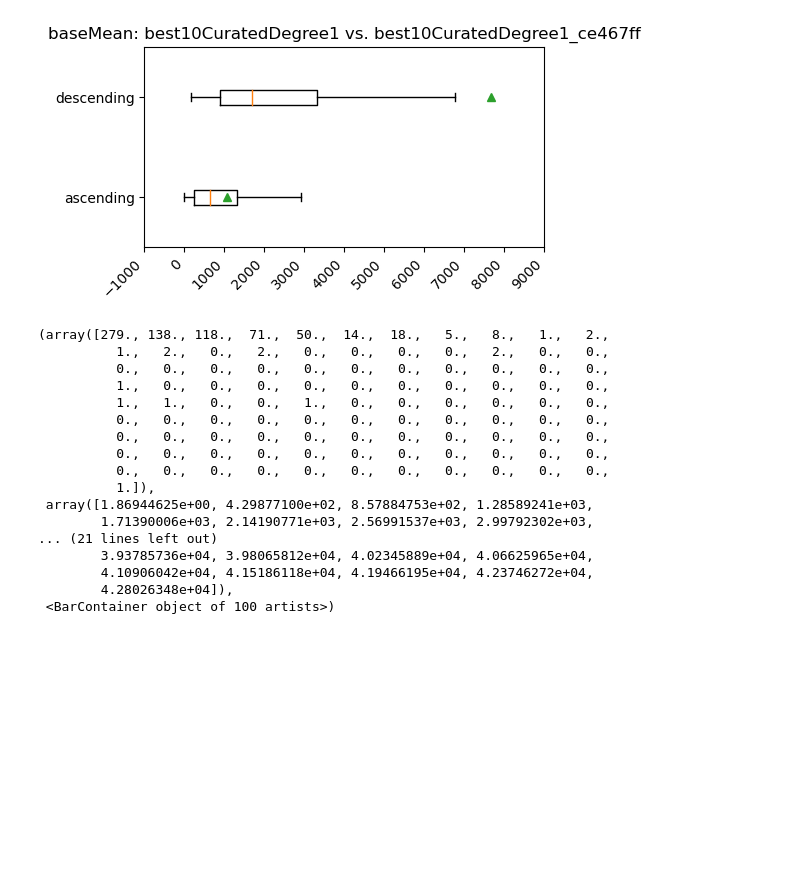
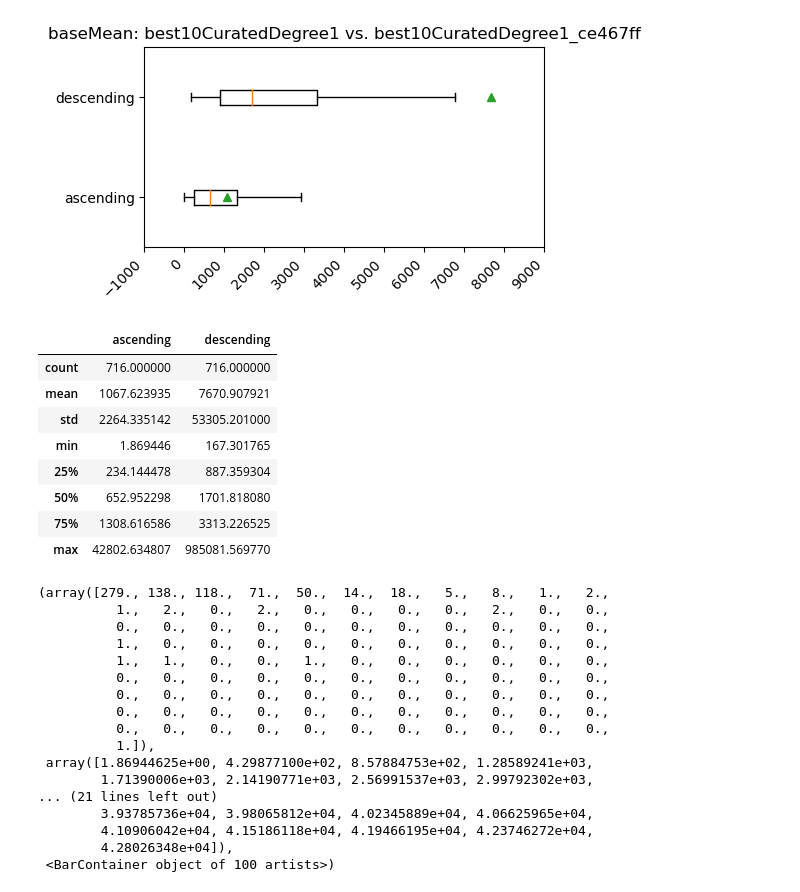
Before and after one commit to aedavids/extraCellularRNA, a Jupyter notebook: deconvolutionAnalysis/jupyterNotebooks/hyperParameterTunning/ascending-vs.-DescendingBaseMeanGeneSignatureSelection.ipynb, the cells around one changed output. Saved outputs shown, nothing was run; the diff lists cells and outputs as text; code cells hidden in the pictures; blank space fills up the shorter version.

```diff
--- a/deconvolutionAnalysis/jupyterNotebooks/hyperParameterTunning/ascending-vs.-DescendingBaseMeanGeneSignatureSelection.ipynb
+++ b/deconvolutionAnalysis/jupyterNotebooks/hyperParameterTunning/ascending-vs.-DescendingBaseMeanGeneSignatureSelection.ipynb
@@ -364,6 +370,18 @@ createBoxPlot(baseMeansDF)
 # %% [output]
 saved image to /private/groups/kimlab/aedavids/deconvolution/1vsAll-~gender_category/hyperParameter/ascending-vs.-DescendingBaseMeanGeneSignatureSelection.out/img/baseMean-best10CuratedDegree1-vs-best ...
 [figure]
+# %%
+baseMeansDF.describe()
+# %% [output]
+|  | ascending | descending |
+| count | 716.000000 | 716.000000 |
+| mean | 1067.623935 | 7670.907921 |
+| std | 2264.335142 | 53305.201000 |
+| min | 1.869446 | 167.301765 |
+| 25% | 234.144478 | 887.359304 |
+| 50% | 652.952298 | 1701.818080 |
+| 75% | 1308.616586 | 3313.226525 |
+| max | 42802.634807 | 985081.569770 |
 # %%
 fig, axs = plt.subplots(2, 1, sharey=True, tight_layout=True)
 nBins = 100 #50# 25
```
Also changed, not shown: parts of 1 cell of this notebook.
